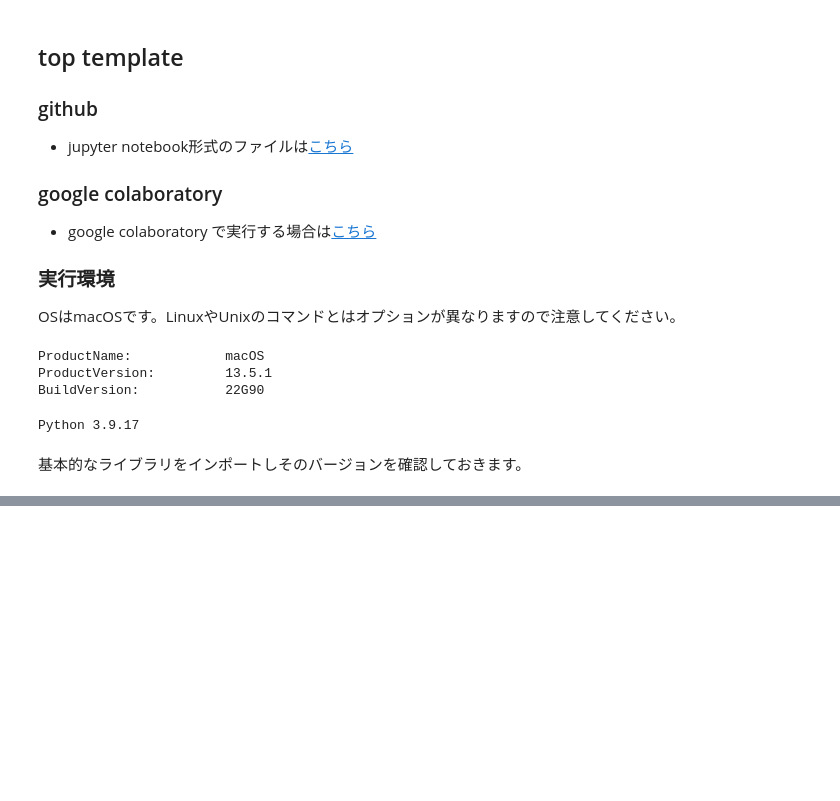
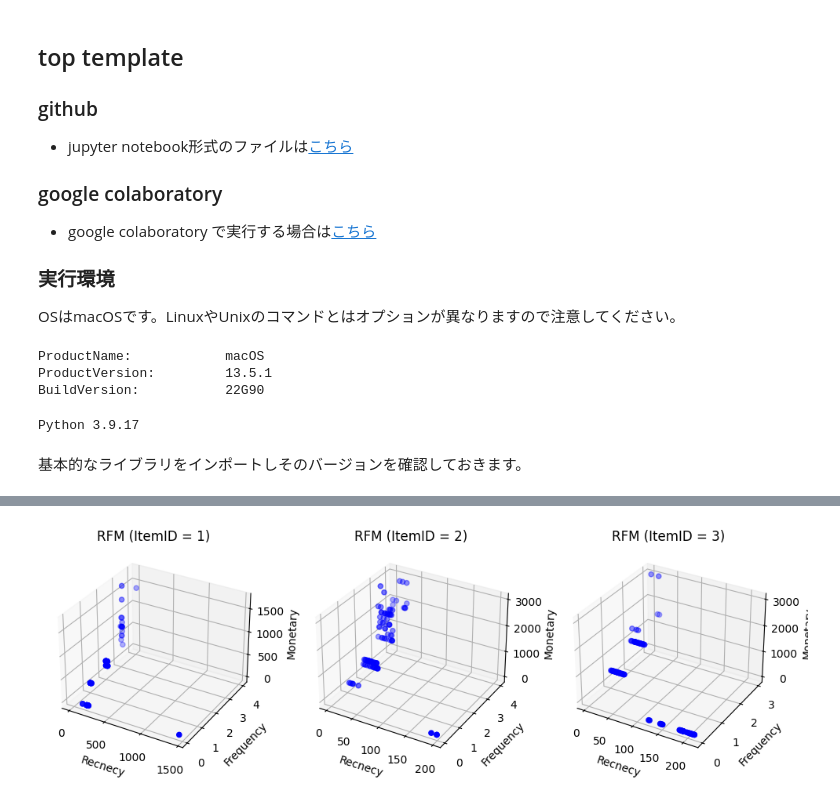
Before and after one commit to hiroshi0530/wa-src, a Jupyter notebook: rec/mkt/04/04_nb.ipynb, the cells around one changed output, grey strips where cells are left out. Saved outputs shown, nothing was run; the diff lists cells and outputs as text; code cells hidden in the pictures; blank space fills up the shorter version.

```diff
--- a/rec/mkt/04/04_nb.ipynb
+++ b/rec/mkt/04/04_nb.ipynb
@@ -59,0 +380,9 @@ SQLiteは軽量でファイルベースのデータベースであり、大規
+# %%
+with sqlite3.connect(db_file_name) as conn:
+    purchase_history_df = pd.read_sql_query("SELECT * FROM PurchaseHistory", conn).set_index("PurchaseID", drop=True)
+
+purchase_history_df.PurchaseDate = pd.to_datetime(purchase_history_df.PurchaseDate)
+purchase_history_df["diff_days"] = purchase_history_df.PurchaseDate.apply(
+    lambda x: (pd.to_datetime(current_date) - x).days
+)
+purchase_history_df
@@ -59,0 +549,73 @@ SQLiteは軽量でファイルベースのデータベースであり、大規
+# %%
+# plt.scatter(x=, y=rfm_df[rfm_df.item_id == 1].frequency)
+
+# import japanize_matplotlib
+# import seaborn as sns
+
+# sns.set(font="IPAexGothic")
+
+fig = plt.figure(figsize=(12, 8))
+
+###################################################
+ax1 = fig.add_subplot(131, projection="3d")
+
+target_ItemID = 1
+
+_rfm_df = rfm_df[rfm_df.ItemID == target_ItemID]
+x = _rfm_df.recency
+y = _rfm_df.frequency
+z = _rfm_df.monetary
+
+ax1.scatter(x, y, z, s=20, color="blue", label="RFM analysis")
+
+ax1.set_title(f"RFM (ItemID = {target_ItemID})")
+ax1.set_xlabel("Recnecy")
+ax1.set_ylabel("Frequency")
+ax1.set_zlabel("Monetary")
+
+# ax1.legend()
+
+###################################################
+ax2 = fig.add_subplot(132, projection="3d")
+
+target_ItemID = 2
+
+_rfm_df = rfm_df[rfm_df.ItemID == target_ItemID]
+x = _rfm_df.recency
+y = _rfm_df.frequency
+z = _rfm_df.monetary
+
+ax2.scatter(x, y, z, s=20, color="blue", label="RFM analysis")
+
+ax2.set_title(f"RFM (ItemID = {target_ItemID})")
+ax2.set_xlabel("Recnecy")
+ax2.set_ylabel("Frequency")
+ax2.set_zlabel("Monetary")
+
+# ax2.legend()
+
+
+###################################################
+ax3 = fig.add_subplot(133, projection="3d")
+
+target_ItemID = 3
+
+_rfm_df = rfm_df[rfm_df.ItemID == target_ItemID]
+x = _rfm_df.recency
+y = _rfm_df.frequency
+z = _rfm_df.monetary
+
+ax3.scatter(x, y, z, s=20, color="blue", label="RFM analysis")
+
+ax3.set_title(f"RFM (ItemID = {target_ItemID})")
+
+ax3.set_xlabel("Recnecy")
+ax3.set_ylabel("Frequency")
+ax3.set_zlabel("Monetary")
+
+# ax3.legend()
+
+
+plt.show()
+# %% [output]
+[figure, added]
```
Also changed, not shown: parts of 37 cells of this notebook, 30 other files.
